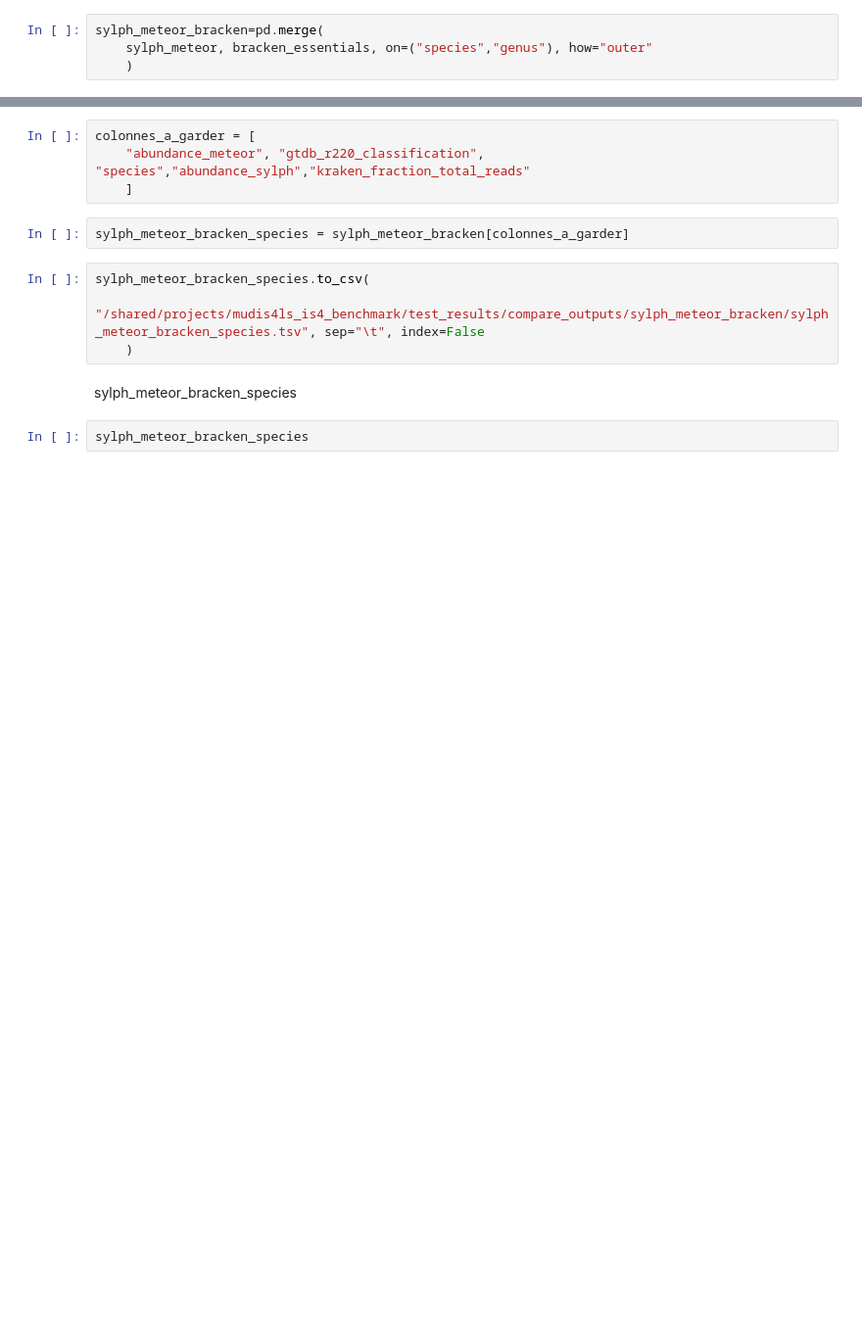
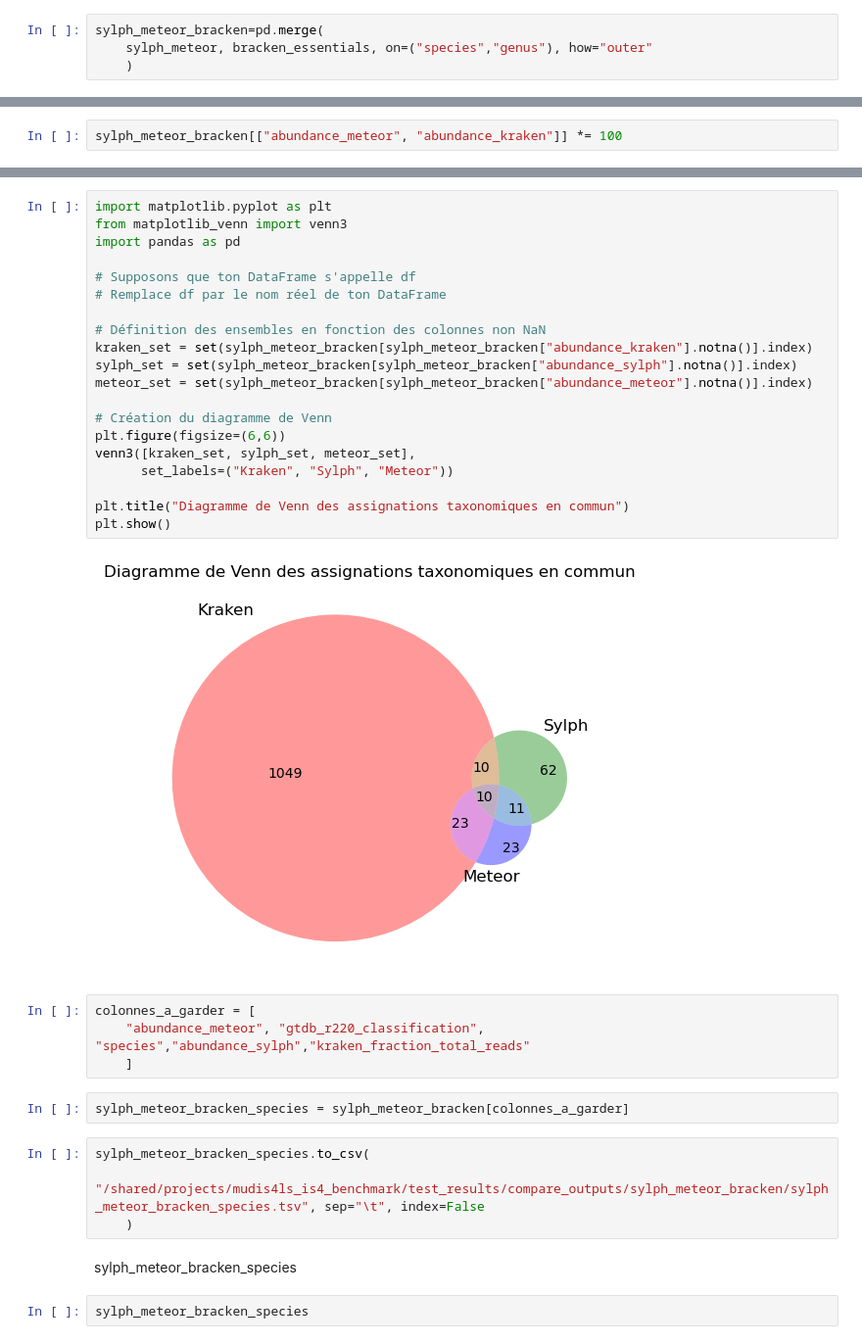
Before and after one commit to vivekbibs/IS4, a Jupyter notebook: compare_outputs/add_bracken.ipynb, the cells around one changed output, grey strips where cells are left out. Shown: that part at 98% size. Cells and saved outputs as stored; diff of their text form; blank space fills up the shorter version.

```diff
--- a/compare_outputs/add_bracken.ipynb
+++ b/compare_outputs/add_bracken.ipynb
@@ -183,0 +213,2 @@ sylph_meteor_bracken
+# %%
+sylph_meteor_bracken[["abundance_meteor", "abundance_kraken"]] *= 100
@@ -184,3 +236,25 @@ sylph_meteor_bracken
+# %%
+import matplotlib.pyplot as plt
+from matplotlib_venn import venn3
+import pandas as pd
+
+# Supposons que ton DataFrame s'appelle df
+# Remplace df par le nom réel de ton DataFrame
+
+# Définition des ensembles en fonction des colonnes non NaN
+kraken_set = set(sylph_meteor_bracken[sylph_meteor_bracken["abundance_kraken"].notna()].index)
+sylph_set = set(sylph_meteor_bracken[sylph_meteor_bracken["abundance_sylph"].notna()].index)
+meteor_set = set(sylph_meteor_bracken[sylph_meteor_bracken["abundance_meteor"].notna()].index)
+
+# Création du diagramme de Venn
+plt.figure(figsize=(6,6))
+venn3([kraken_set, sylph_set, meteor_set],
+      set_labels=("Kraken", "Sylph", "Meteor"))
+
+plt.title("Diagramme de Venn des assignations taxonomiques en commun")
+plt.show()
+# %% [output]
+[figure, added]
 # %%
 colonnes_a_garder = [
     "abundance_meteor", "gtdb_r220_classification", "species","abundance_sylph","kraken_fraction_total_reads"
```
Also changed, not shown: parts of 20 cells of this notebook, 2 other files.
